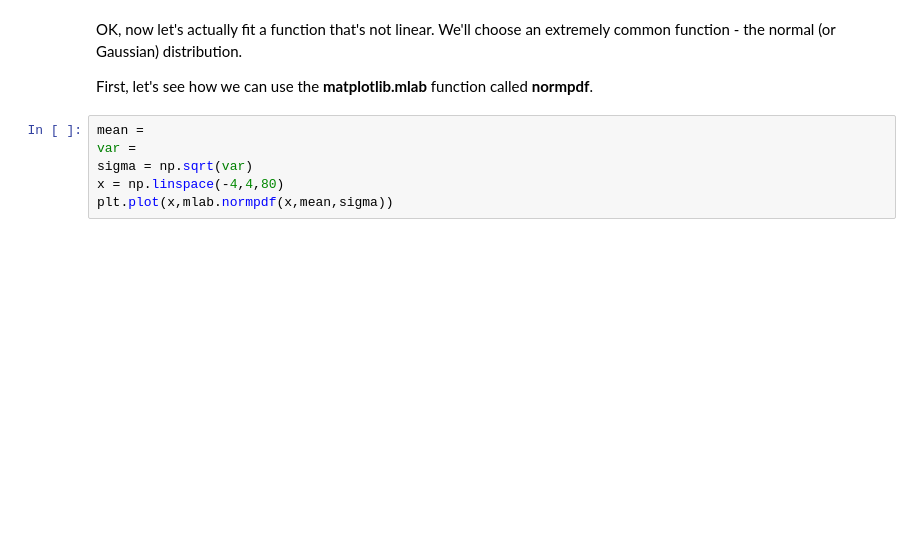
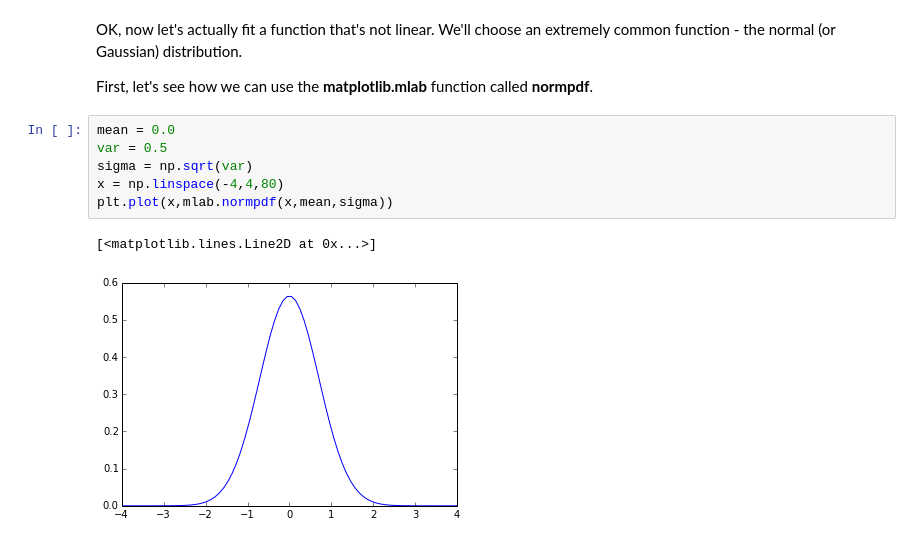
Before and after one commit to QuocVoong/R-Study-Lists, a Jupyter notebook: Exploring Neural Data/Neuro Data IPython Notebooks/Unit2_IPython_Notebooks/Unit2_IPython_Notebooks/Unit2_Python_Curve_Fitting/Follow_Along_Unit2_Python_Curve_Fitting.ipynb, the cells around one changed output. Saved outputs shown, nothing was run; the diff lists cells and outputs as text; blank space fills up the shorter version.

```diff
--- a/Exploring Neural Data/Neuro Data IPython Notebooks/Unit2_IPython_Notebooks/Unit2_IPython_Notebooks/Unit2_Python_Curve_Fitting/Follow_Along_Unit2_Python_Curve_Fitting.ipynb
+++ b/Exploring Neural Data/Neuro Data IPython Notebooks/Unit2_IPython_Notebooks/Unit2_IPython_Notebooks/Unit2_Python_Curve_Fitting/Follow_Along_Unit2_Python_Curve_Fitting.ipynb
@@ -69,11 +112,14 @@ OK, now let's actually fit a function that's not linear.  We'll choose an extrem
 
 First, let's see how we can use the **matplotlib.mlab** function called **normpdf**.
 # %%
-mean =
-var =
+mean = 0.0
+var = 0.5
 sigma = np.sqrt(var)
 x = np.linspace(-4,4,80)
 plt.plot(x,mlab.normpdf(x,mean,sigma))
+# %% [output]
+[<matplotlib.lines.Line2D at 0x...>]
+[figure, added]
 # %%
 n = 20
 x = np.linspace(-4,4,n)
```
Also changed, not shown: parts of 10 cells of this notebook, 1 other file.
